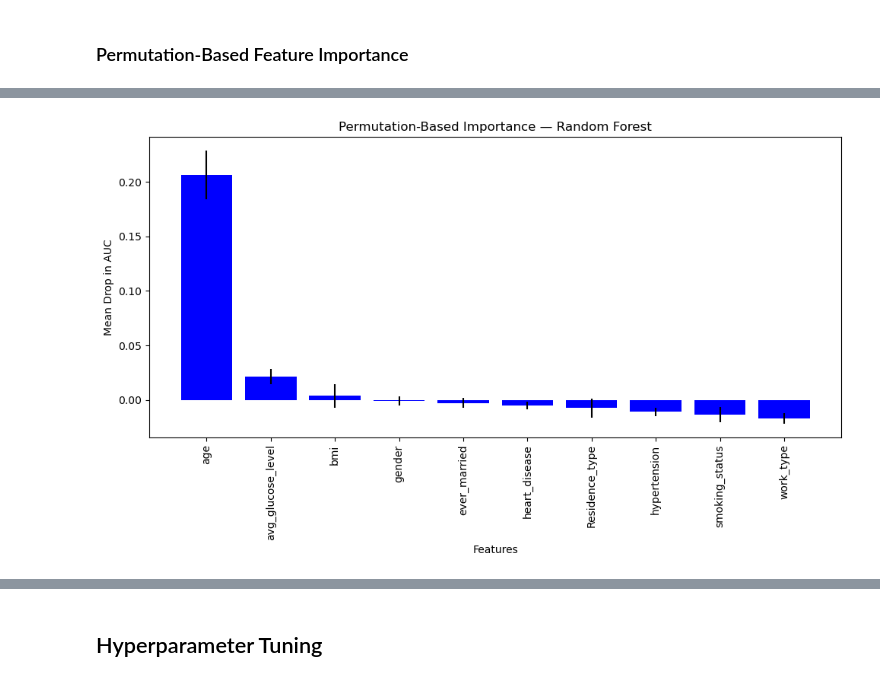
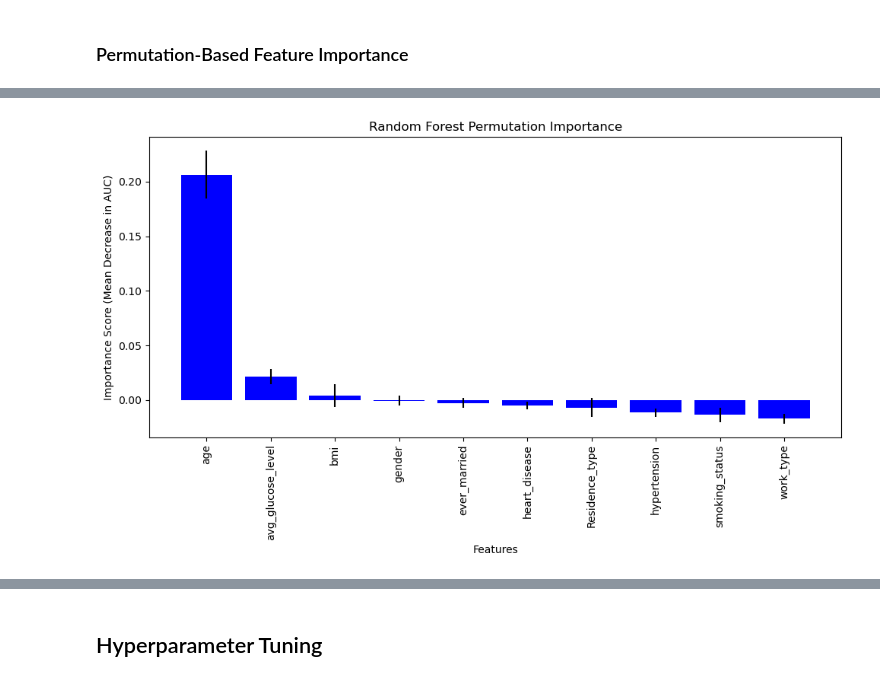
Before and after one commit to Shahedur23036883/Cerebral-Stroke-Prediction, a Jupyter notebook: cerebral_stroke_prediction_ipynb_real_ipynb2_ipynb_ff.ipynb, the cells around one changed output, grey strips where cells are left out. Drawn from its saved outputs; the diff is of its cells as text; code cells hidden in the pictures.

```diff
--- a/cerebral_stroke_prediction_ipynb_real_ipynb2_ipynb_ff.ipynb
+++ b/cerebral_stroke_prediction_ipynb_real_ipynb2_ipynb_ff.ipynb
@@ -190,6 +116,6 @@ clean_data.to_csv('data/clean_data.csv',index=False)
 # %%
-features = ['gender', 'ever_married', 'work_type', 'Residence_type', 'smoking_status']
+features = ['smoking_status', 'gender', 'ever_married', 'Residence_type', 'gender', 'work_type']
 for col in features:
-    values = clean_data[col].unique()
+    values = cleaned_missing_value_handled_id_dropped_smoking_status_dropna_stroke_df[col].unique()
     print(f"Distinct entries found in '{col}' column → {values}")
 # %% [output]
@@ -246,6 +169,6 @@ Name: count, dtype: int64
 # %%
-X = clean_data.drop('stroke', axis=1)
-y = clean_data['stroke']
+X = cleaned_missing_value_handled_id_dropped_smoking_status_dropna_stroke_df.drop('stroke', axis=1)
+y = cleaned_missing_value_handled_id_dropped_smoking_status_dropna_stroke_df['stroke']
 print(y.value_counts())
 print(X.shape)
 print(y.shape)
@@ -314,7 +233,5 @@ ax.axis('equal')
 # %%
-from sklearn.preprocessing import StandardScaler
-
-standardizer = StandardScaler()
-X_train_resampled = standardizer.fit_transform(X_train_resampled)
-X_valid = standardizer.transform(X_valid)
-X_test = standardizer.transform(X_test)
+scaler = StandardScaler()
+X_train_resampled = scaler.fit_transform(X_train_resampled)
+X_valid = scaler.transform(X_valid)
+X_test = scaler.transform(X_test)
@@ -634,58 +539,40 @@ bmi → 0.0435
 # %% [markdown]
 ### Permutation-Based Feature Importance
 # %%
-from sklearn.inspection import permutation_importance
-import matplotlib.pyplot as plt
 
-# Permutation Importance - Random Forest
-rf_perm_result = permutation_importance(
-    random_forest, X_test, y_test, n_repeats=10, random_state=42, scoring='roc_auc'
-)
-rf_perm_order = np.argsort(rf_perm_result.importances_mean)[::-1]
+# Random Forest Permutation Importance
+important_features_based_on_permutation_for_rf_classifier = permutation_importance(rf_classifier_model_before_hyperparameter_tuning, X_test, y_test, n_repeats=10, random_state=42, scoring='roc_auc')
+rf_perm_indices = np.argsort(important_features_based_on_permutation_for_rf_classifier.importances_mean)[::-1]
+print("Random Forest Permutation Importance:")
+for i in rf_perm_indices:
+    print(f"{feature_names[i]}: {important_features_based_on_permutation_for_rf_classifier.importances_mean[i]:.4f} ± {important_features_based_on_permutation_for_rf_classifier.importances_std[i]:.4f}")
 
-print("Permutation Importance (Random Forest - ROC AUC):")
-for idx in rf_perm_order:
-    mean_score = rf_perm_result.importances_mean[idx]
-    std_score = rf_perm_result.importances_std[idx]
-    print(f"{feature_names[idx]} → {mean_score:.4f} ± {std_score:.4f}")
-
-# Bar chart - RF permutation importance
+# Plot RF permutation importance
 plt.figure(figsize=(10, 6))
-plt.bar(range(len(rf_perm_result.importances_mean)),
-        rf_perm_result.importances_mean[rf_perm_order],
-        yerr=rf_perm_result.importances_std[rf_perm_order],
-        color='blue')
-plt.xticks(range(len(rf_perm_result.importances_mean)),
-           [feature_names[i] for i in rf_perm_order], rotation=90)
-plt.title('Permutation-Based Importance — Random Forest')
+plt.bar(range(len(important_features_based_on_permutation_for_rf_classifier.importances_mean)), important_features_based_on_permutation_for_rf_classifier.importances_mean[rf_perm_indices],
+        yerr=important_features_based_on_permutation_for_rf_classifier.importances_std[rf_perm_indices], color='blue')
+plt.xticks(range(len(important_features_based_on_permutation_for_rf_classifier.importances_mean)), [feature_names[i] for i in rf_perm_indices], rotation=90)
+plt.title('Random Forest Permutation Importance')
 plt.xlabel('Features')
-plt.ylabel('Mean Drop in AUC')
+plt.ylabel('Importance Score (Mean Decrease in AUC)')
 plt.tight_layout()
 plt.show()
 
-# Permutation Importance - XGBoost
-xgb_perm_result = permutation_importance(
-    boosted_clf, X_test, y_test, n_repeats=10, random_state=42, scoring='roc_auc'
-)
-xgb_perm_order = np.argsort(xgb_perm_result.importances_mean)[::-1]
+# XGBoost Permutation Importance
+important_features_based_on_permutation_for_xgb_classifier = permutation_importance(xgb_classifier_model_before_applying_hyperparameter_tuning, X_test, y_test, n_repeats=10, random_state=42, scoring='roc_auc')
+xgb_perm_indices = np.argsort(important_features_based_on_permutation_for_xgb_classifier.importances_mean)[::-1]
+print("XGBoost Permutation Importance:")
+for i in xgb_perm_indices:
+    print(f"{feature_names[i]}: {important_features_based_on_permutation_for_xgb_classifier.importances_mean[i]:.4f} ± {important_features_based_on_permutation_for_xgb_classifier.importances_std[i]:.4f}")
 
-print("Permutation Importance (XGBoost - ROC AUC):")
-for idx in xgb_perm_order:
-    mean_score = xgb_perm_result.importances_mean[idx]
-    std_score = xgb_perm_result.importances_std[idx]
-    print(f"{feature_names[idx]} → {mean_score:.4f} ± {std_score:.4f}")
-
-# Bar chart - XGB permutation importance
+# Plot XGB permutation importance
 plt.figure(figsize=(10, 6))
-plt.bar(range(len(xgb_perm_result.importances_mean)),
-        xgb_perm_result.importances_mean[xgb_perm_order],
-        yerr=xgb_perm_result.importances_std[xgb_perm_order],
-        color='green')
-plt.xticks(range(len(xgb_perm_result.importances_mean)),
-           [feature_names[i] for i in xgb_perm_order], rotation=90)
-plt.title('Permutation-Based Importance — XGBoost')
+plt.bar(range(len(important_features_based_on_permutation_for_xgb_classifier.importances_mean)), important_features_based_on_permutation_for_xgb_classifier.importances_mean[xgb_perm_indices],
+        yerr=important_features_based_on_permutation_for_xgb_classifier.importances_std[xgb_perm_indices], color='green')
+plt.xticks(range(len(important_features_based_on_permutation_for_xgb_classifier.importances_mean)), [feature_names[i] for i in xgb_perm_indices], rotation=90)
+plt.title('XGBoost Permutation Importance')
 plt.xlabel('Features')
-plt.ylabel('Mean Drop in AUC')
+plt.ylabel('Importance Score (Mean Decrease in AUC)')
 plt.tight_layout()
 plt.show()
 # %% [output]
@@ -703 +590 @@ work_type → -0.0171 ± 0.0047
-[figure, old version]
+[figure, new version]
```
Also changed, not shown: parts of 44 cells of this notebook, 1 other file.
